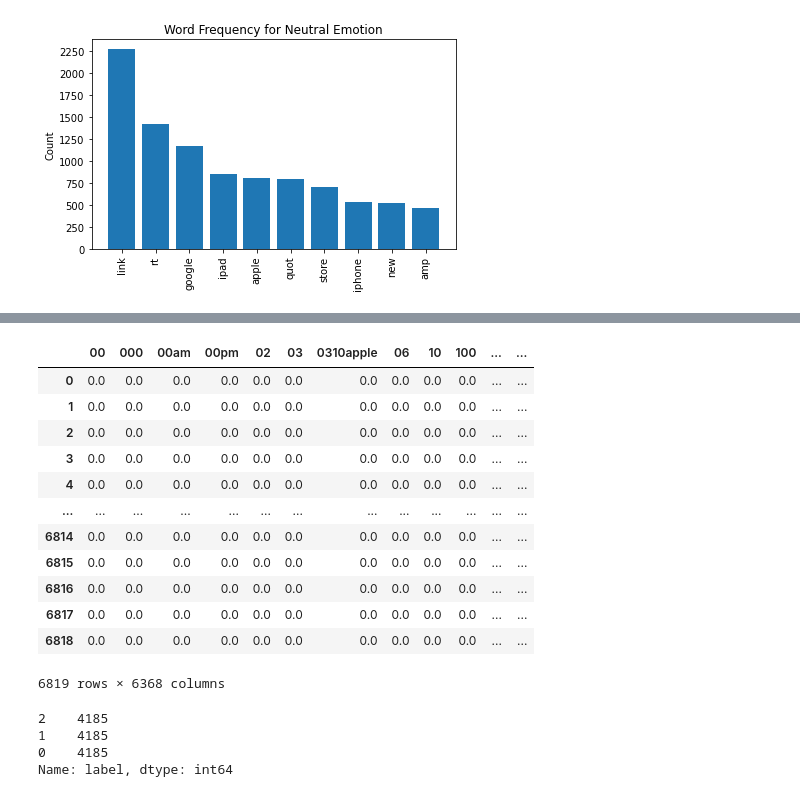
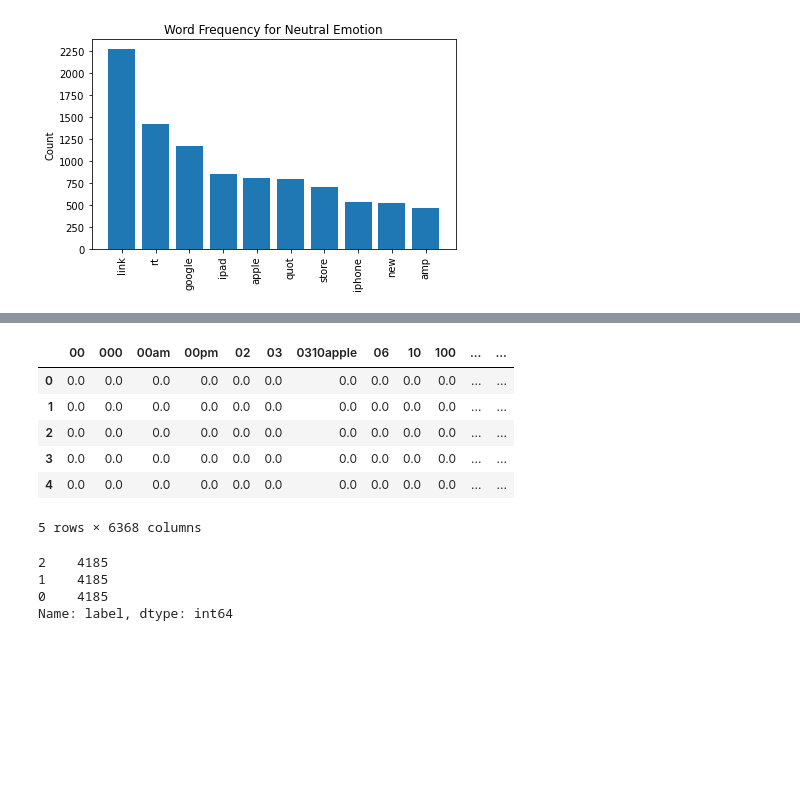
Before and after one commit to VolhaP87/Twitter_Sentiment_Analysis, a Jupyter notebook: Untitled.ipynb, the cells around one changed output, grey strips where cells are left out. Drawn from its saved outputs; the diff is of its cells as text; code cells hidden in the pictures; blank space fills up the shorter version.

```diff
--- a/Untitled.ipynb
+++ b/Untitled.ipynb
@@ -380,23 +380,17 @@ X_train.head()
 # %%
 from sklearn.feature_extraction.text import TfidfVectorizer
 tfidf = TfidfVectorizer()
 X_train_vectorized = tfidf.fit_transform(X_train['lemmatized_text'])
 df = pd.DataFrame(X_train_vectorized.toarray(), columns=tfidf.get_feature_names())
-df
+df.head()
 # %% [output]
 |  | 00 | 000 | 00am | 00pm | 02 | 03 | 0310apple | 06 | 10 | 100 | ... | ... |
 | 0 | 0.0 | 0.0 | 0.0 | 0.0 | 0.0 | 0.0 | 0.0 | 0.0 | 0.0 | 0.0 | ... | ... |
 | 1 | 0.0 | 0.0 | 0.0 | 0.0 | 0.0 | 0.0 | 0.0 | 0.0 | 0.0 | 0.0 | ... | ... |
 | 2 | 0.0 | 0.0 | 0.0 | 0.0 | 0.0 | 0.0 | 0.0 | 0.0 | 0.0 | 0.0 | ... | ... |
 | 3 | 0.0 | 0.0 | 0.0 | 0.0 | 0.0 | 0.0 | 0.0 | 0.0 | 0.0 | 0.0 | ... | ... |
 | 4 | 0.0 | 0.0 | 0.0 | 0.0 | 0.0 | 0.0 | 0.0 | 0.0 | 0.0 | 0.0 | ... | ... |
-| ... | ... | ... | ... | ... | ... | ... | ... | ... | ... | ... | ... | ... |
-| 6814 | 0.0 | 0.0 | 0.0 | 0.0 | 0.0 | 0.0 | 0.0 | 0.0 | 0.0 | 0.0 | ... | ... |
-| 6815 | 0.0 | 0.0 | 0.0 | 0.0 | 0.0 | 0.0 | 0.0 | 0.0 | 0.0 | 0.0 | ... | ... |
-| 6816 | 0.0 | 0.0 | 0.0 | 0.0 | 0.0 | 0.0 | 0.0 | 0.0 | 0.0 | 0.0 | ... | ... |
-| 6817 | 0.0 | 0.0 | 0.0 | 0.0 | 0.0 | 0.0 | 0.0 | 0.0 | 0.0 | 0.0 | ... | ... |
-| 6818 | 0.0 | 0.0 | 0.0 | 0.0 | 0.0 | 0.0 | 0.0 | 0.0 | 0.0 | 0.0 | ... | ... |
-6819 rows × 6368 columns
+5 rows × 6368 columns
 # %%
 from imblearn.over_sampling import SMOTE
 
```
Also changed, not shown: parts of 20 cells of this notebook.
